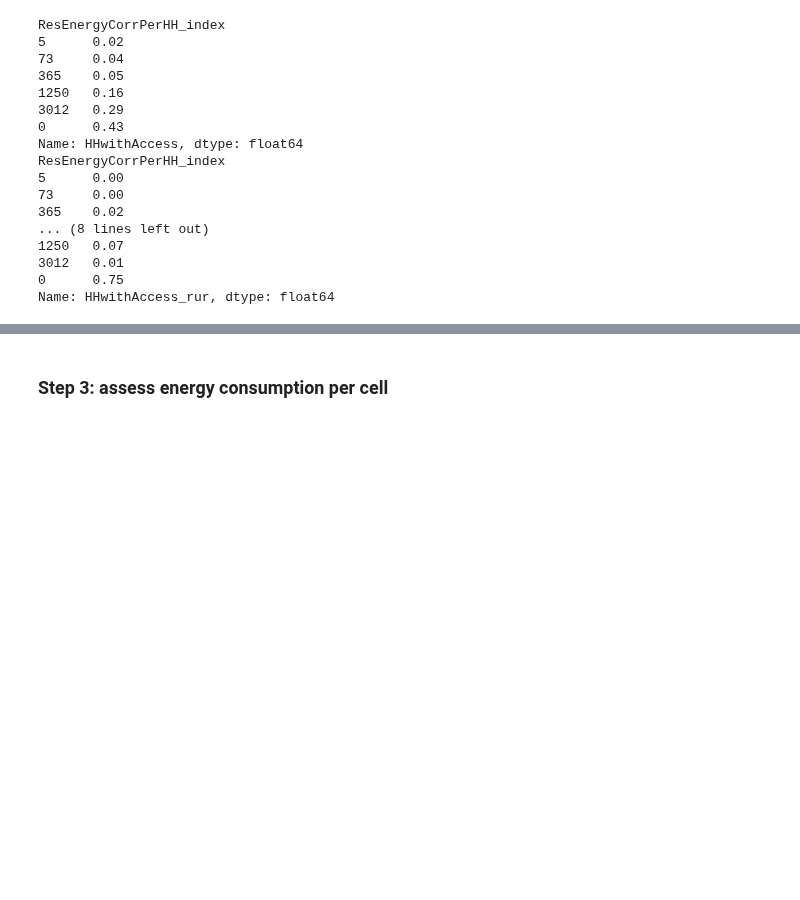
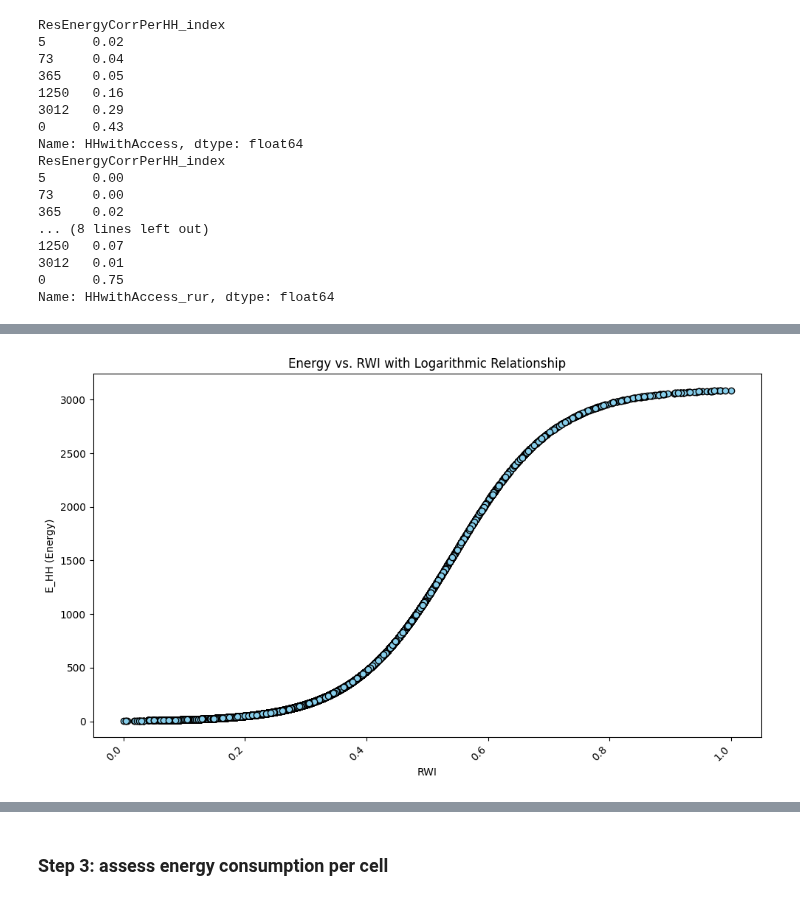
Before and after one commit to ariane-millot/EDeMOS, a Jupyter notebook: Residential/BuildingDemandMethod1_Simplified.ipynb, the cells around one changed output, grey strips where cells are left out. Saved outputs shown, nothing was run; the diff lists cells and outputs as text; code cells hidden in the pictures; blank space fills up the shorter version.

```diff
--- a/Residential/BuildingDemandMethod1_Simplified.ipynb
+++ b/Residential/BuildingDemandMethod1_Simplified.ipynb
@@ -626,0 +682,15 @@ grid["ResEnergyCorrPerHH"] = grid['ResEnergyCorrPerHH_index']
+# %%
+# check that total energy assessed matches the statistics
+grid['ResEnergyPerHH_log'] = E_threshold / (1 + alpha * np.exp(-k * grid['rwi_norm']))
+
+# Create the bar plot
+plt.figure(figsize=(10, 6))
+plt.scatter(grid['rwi_norm'], grid['ResEnergyPerHH_log'], color='skyblue', edgecolor='black')
+plt.xlabel('RWI')
+plt.ylabel('E_HH (Energy)')
+plt.title('Energy vs. RWI with Logarithmic Relationship')
+plt.xticks(rotation=45, ha='right')
+plt.tight_layout()
+plt.show()
+# %% [output]
+[figure, added]
```
Also changed, not shown: parts of 30 cells of this notebook.
